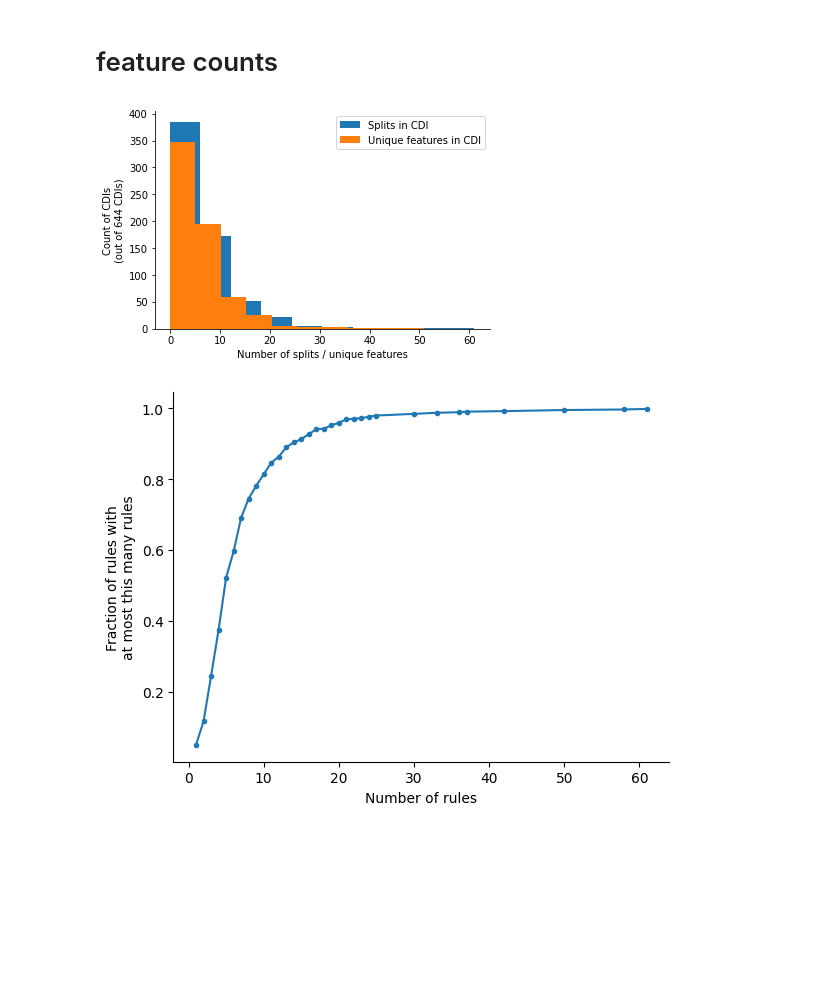
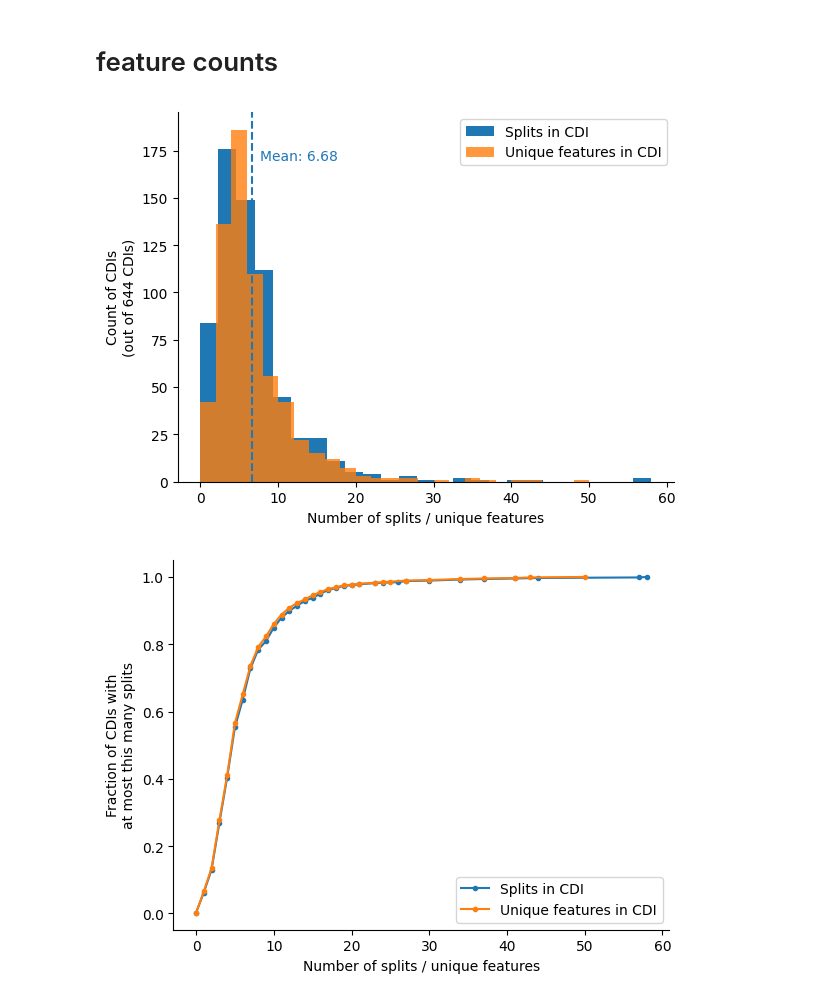
Before and after one commit to csinva/clinical-rule-analysis, a Jupyter notebook: notebooks/02_feature_counting.ipynb, the cells around one changed output. Saved outputs shown, nothing was run; the diff lists cells and outputs as text; code cells hidden in the pictures; blank space fills up the shorter version.

```diff
--- a/notebooks/02_feature_counting.ipynb
+++ b/notebooks/02_feature_counting.ipynb
@@ -26,7 +26,7 @@ def get_feature_names_list(schema):
 
 # these seem to be extra info in the calc, not actually a new feature
 def remove_unknown(x):
-    return [z for z in x if not x == 'unknown']
+    return [z for z in x if not z == 'unknown']
 
 df['feature_names'] = df['input_schema'].apply(get_feature_names_list)
 df['feature_names'] = df['feature_names'].apply(remove_unknown)
@@ -83,20 +86,31 @@ df['num_features_unique'] = df['feature_names']\
     .apply(len)
 # %%
 # plt.figure(dpi=300, facecolor='w')
-plt.hist(df['num_splits'], label='Splits in CDI')
-plt.hist(df['num_features_unique'], label='Unique features in CDI')
+plt.hist(df['num_splits'], label='Splits in CDI', bins=25)
+avg = np.mean(df['num_splits'])
+plt.axvline(x=avg, ls='--')
+plt.text(s=f'Mean: {avg:0.2f}', x=avg + 1, y=170, color='C0')
+plt.hist(df['num_features_unique'], label='Unique features in CDI', bins=25, alpha=0.8)
 plt.xlabel('Number of splits / unique features')
 plt.ylabel('Count of CDIs\n(out of 644 CDIs)')
 plt.legend()
 viz.savefig('num_rules_hist')
 # plt.show()
 # %% [output]
-[figure, old version]
+[figure, new version]
 # %%
-vals, counts = np.unique(df['num_rules'], return_counts=True)
-plt.plot(vals, np.cumsum(counts) / np.sum(counts), '.-')
-plt.xlabel('Number of rules')
-plt.ylabel('Fraction of rules with\nat most this many rules')
+vals, counts = np.unique(df['num_splits'], return_counts=True)
+plt.plot(vals, np.cumsum(counts) / np.sum(counts), '.-', label='Splits in CDI')
+# val_90 = (np.cumsum(counts) / np.sum(counts)) >= 0.9
+
+# plt.show()
+vals, counts = np.unique(df['num_features_unique'], return_counts=True)
+plt.plot(vals, np.cumsum(counts) / np.sum(counts), '.-', label='Unique features in CDI')
+
+plt.xlabel('Number of splits / unique features')
+plt.ylabel('Fraction of CDIs with\nat most this many splits')
+plt.legend()
+viz.savefig('num_rules_cdf')
 plt.show()
 # %% [output]
-[figure, old version]
+[figure, new version]
```
Also changed, not shown: parts of 4 cells of this notebook, 6 other files.
